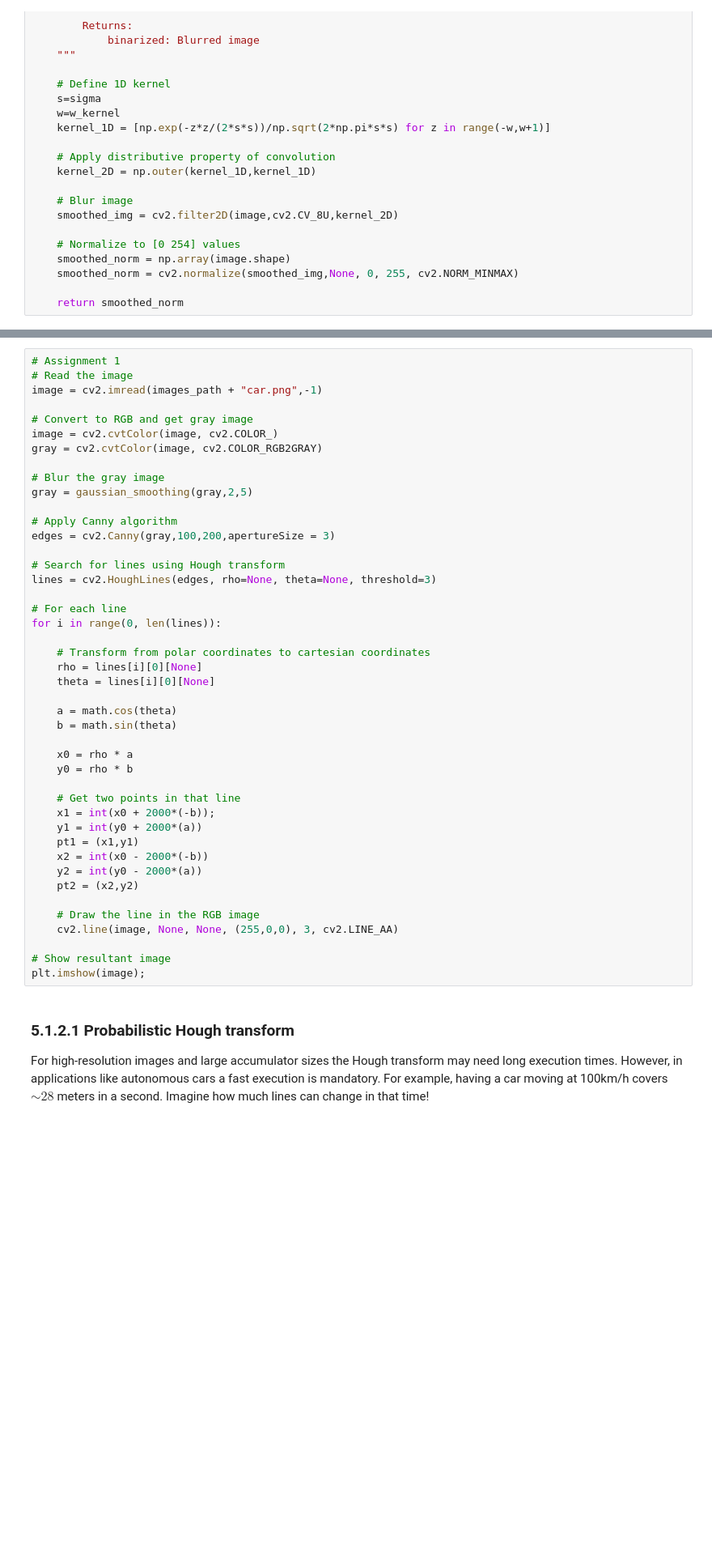
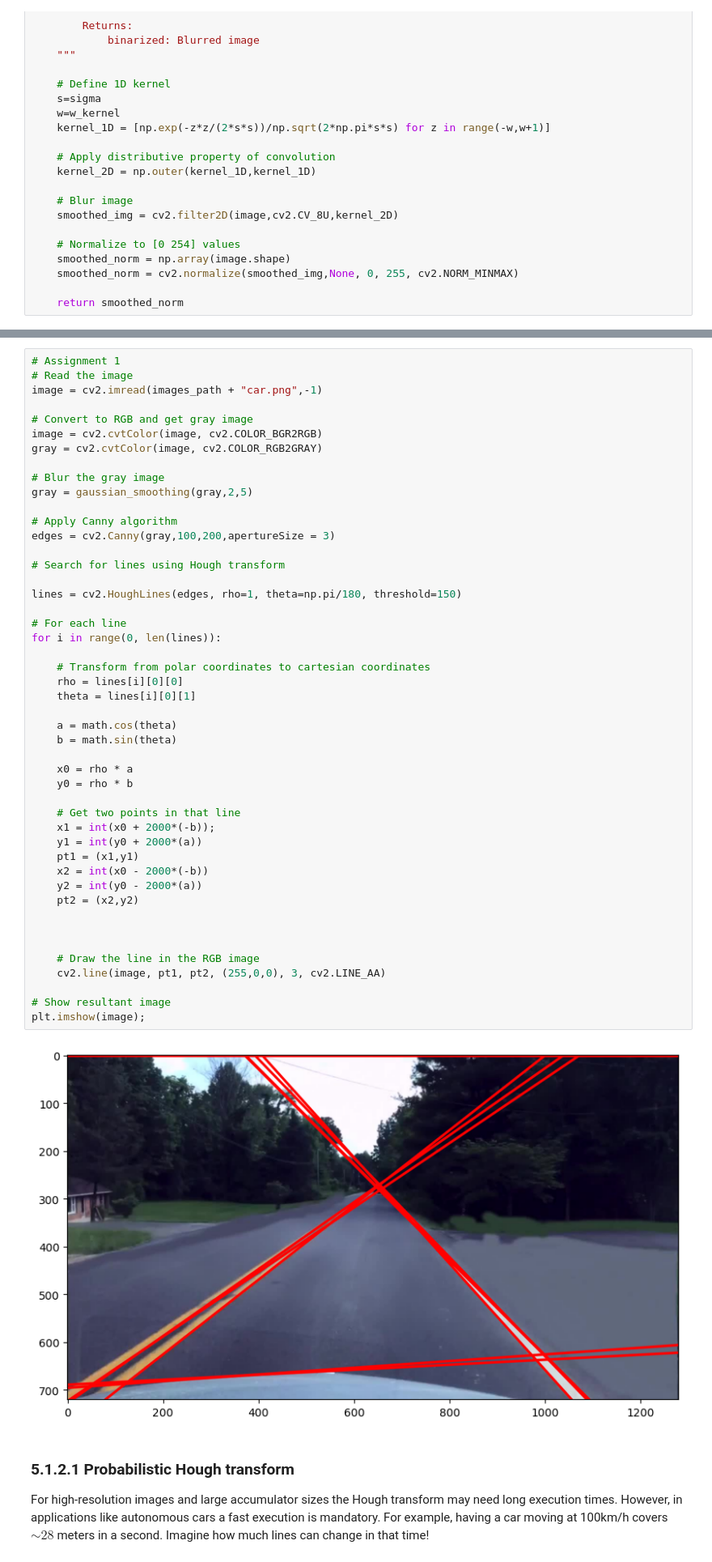
Before and after one commit to BeatrizInversa/uma_cv_2023, a Jupyter notebook: Chapter 05. Image segmentation/5.1 Contour-based techniques.ipynb, the cells around one changed output, grey strips where cells are left out. Shown at 81% size. Saved outputs shown, nothing was run; the diff lists cells and outputs as text; blank space fills up the shorter version.

```diff
--- a/Chapter 05. Image segmentation/5.1 Contour-based techniques.ipynb
+++ b/Chapter 05. Image segmentation/5.1 Contour-based techniques.ipynb
@@ -235,44 +235,49 @@ Try different parameter values until you get something like this:
 image = cv2.imread(images_path + "car.png",-1)
 
 # Convert to RGB and get gray image
-image = cv2.cvtColor(image, cv2.COLOR_)
+image = cv2.cvtColor(image, cv2.COLOR_BGR2RGB)
 gray = cv2.cvtColor(image, cv2.COLOR_RGB2GRAY)
 
 # Blur the gray image
 gray = gaussian_smoothing(gray,2,5)
 
 # Apply Canny algorithm
 edges = cv2.Canny(gray,100,200,apertureSize = 3)
 
 # Search for lines using Hough transform
-lines = cv2.HoughLines(edges, rho=None, theta=None, threshold=3)
+
+lines = cv2.HoughLines(edges, rho=1, theta=np.pi/180, threshold=150)
 
 # For each line
 for i in range(0, len(lines)):
 
     # Transform from polar coordinates to cartesian coordinates
-    rho = lines[i][0][None]
-    theta = lines[i][0][None]
+    rho = lines[i][0][0]
+    theta = lines[i][0][1]
 
     a = math.cos(theta)
     b = math.sin(theta)
 
     x0 = rho * a
     y0 = rho * b
 
     # Get two points in that line
     x1 = int(x0 + 2000*(-b));
     y1 = int(y0 + 2000*(a))
     pt1 = (x1,y1)
     x2 = int(x0 - 2000*(-b))
     y2 = int(y0 - 2000*(a))
     pt2 = (x2,y2)
 
+
+
     # Draw the line in the RGB image
-    cv2.line(image, None, None, (255,0,0), 3, cv2.LINE_AA)
+    cv2.line(image, pt1, pt2, (255,0,0), 3, cv2.LINE_AA)
 
 # Show resultant image
 plt.imshow(image);
+# %% [output]
+[figure, added]
 # %% [markdown]
 ### 5.1.2.1 Probabilistic Hough transform
 
```
Also changed, not shown: parts of 3 cells of this notebook, 1 other file.
